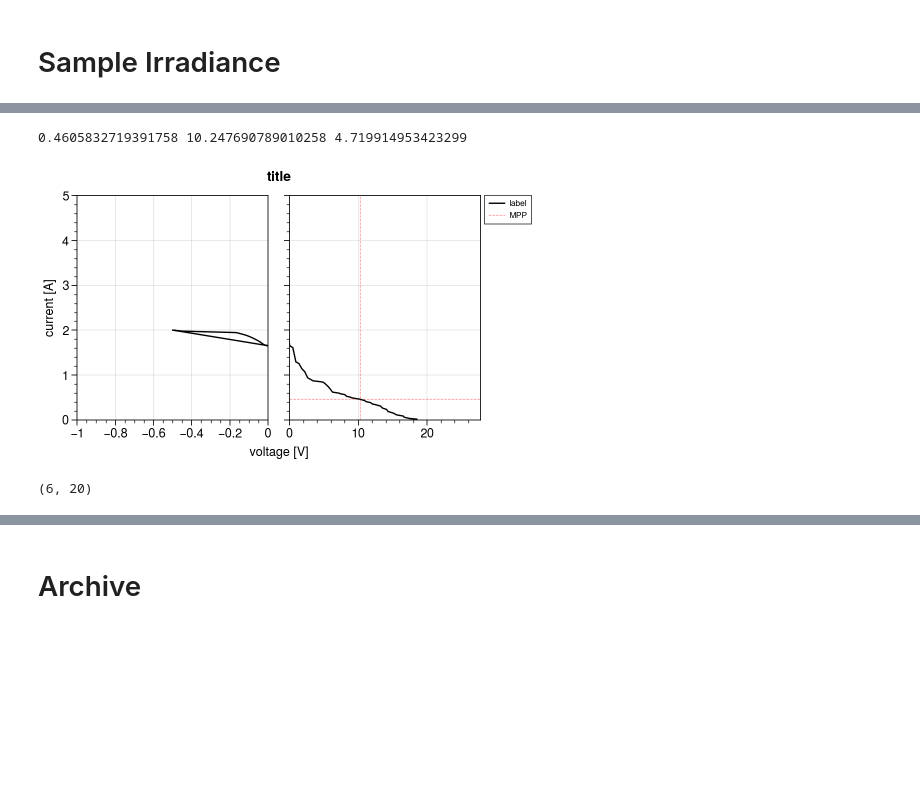
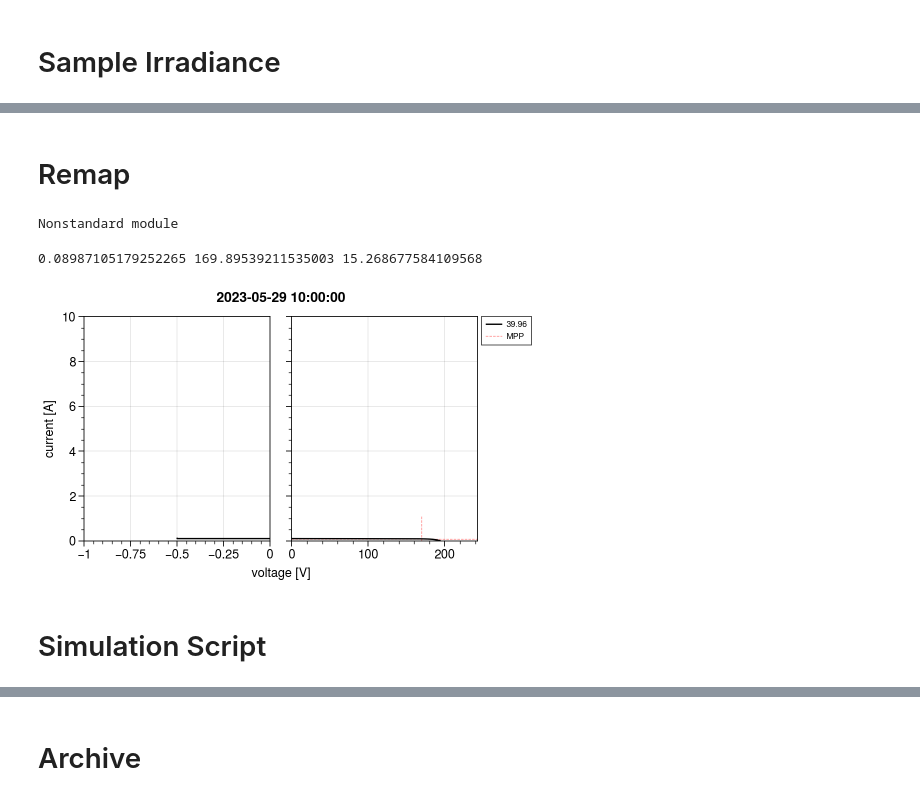
Before and after one commit to justinfmccarty/IPV_Workbench, a Jupyter notebook: notebooks/02_testing_panelizer_writer.ipynb, the cells around one changed output, grey strips where cells are left out. Cells and saved outputs as stored; diff of their text form; code cells hidden in the pictures; blank space fills up the shorter version.

```diff
--- a/notebooks/02_testing_panelizer_writer.ipynb
+++ b/notebooks/02_testing_panelizer_writer.ipynb
@@ -27,7 +30,7 @@ from ipv_workbench.visualize import plots as ipv_plots
 # %%
 PROJECT_FOLDER = "/Users/jmccarty/Desktop/bano_simulations"
 BUILDING ="B1391"
-pickle_in = os.path.join(PROJECT_FOLDER,"panelizer",BUILDING,"panelizer_pbano_B1391.pickle")
-
+pickle_in = os.path.join(PROJECT_FOLDER,"panelizer",BUILDING,"CP_solar_glass_B1391.pickle")
+pickle_out = os.path.join(PROJECT_FOLDER,"systems",BUILDING,"CP_solar_glass_B1391.pickle")
 po = panelizer.PanelizedObject(pickle_in, PROJECT_FOLDER)
 po.set_analysis_period(0,8760,1)
@@ -252,0 +193,2 @@ def remap_monocrystalline(parameters, diode_map):
+# %% [markdown]
+# Remap
@@ -253,24 +560,69 @@ def remap_monocrystalline(parameters, diode_map):
+# %%
+
+# set new _maps
+module_template = module_dict['DETAILS']['module_type']
+cell_type = get_cell_type(module_template[0])
+orientation = get_orientation(module_template[1])
+map_file = [fp for fp in po.map_files if f"{cell_type}_{orientation}" in fp][0]
+default_submodule_map, default_diode_map, default_subcell_map = utils.read_map_excel(map_file)
+
+if detect_nonstandard_module(module_dict)=='standard':
+    print("Standard module")
+    module_dict['MAPS']['SUBMODULES'] = default_submodule_map
+    module_dict['MAPS']['DIODES'] = default_diode_map
+    module_dict['MAPS']['SUBCELLS'] = default_subcell_map
+else:
+    print("Nonstandard module")
+    remap_results = ipv_mm.remap_module_maps(cell_type,
+                                      module_parameters,
+                                      default_diode_map,
+                                      default_subcell_map)
+    module_dict['MAPS']['SUBMODULES'] = remap_results[0]
+    module_dict['MAPS']['DIODES'] = remap_results[1]
+    module_dict['MAPS']['SUBCELLS'] = remap_results[2]
+    module_parameters['N_s'] = remap_results[3]
+    module_parameters['N_p'] = remap_results[4]
+    module_parameters['N_diodes'] = remap_results[4]
+    module_parameters['N_subcells'] = remap_results[6]
+# %% [output]
+Nonstandard module
 # %%
+surface = po.get_surfaces()[0]
+string = po.get_strings(surface)[1]
+module = po.get_modules(surface,string)[1]
+module_dict = po.get_dict_instance([surface,string,module])
+module_parameters = module_dict['PARAMETERS']
 
-Imod, Vmod = ipv_calc.calculate_module_curve_multiple_column(irrad_hoy,
-                                                             temp_hoy,
-                                                             parameters,
-                                                             po.get_dict_instance([surface,string,module])['MAPS']['SUBMODULES'],
-                                                             po.get_dict_instance([surface,string,module])['MAPS']['DIODES'])
+hoy = 1666 + (24*79)
+irrad_hoy = po.get_cells_irrad_eff(surface,string,module)[hoy]
+temp_hoy = po.get_cells_temp(surface,string,module)[hoy]
+
+if module_parameters['N_subcells']>1:
+    Imod, Vmod = ipv_calc.calculate_module_curve_single_row(irrad_hoy,
+                                                            temp_hoy,
+                                                            module_parameters,
+                                                            module_dict['MAPS']['SUBMODULES'],
+                                                            module_dict['MAPS']['DIODES'],
+                                                            module_dict['MAPS']['SUBCELLS'])
+else:
+    Imod, Vmod = ipv_calc.calculate_module_curve_multiple_column(irrad_hoy,
+                                                                temp_hoy,
+                                                                module_parameters,
+                                                                module_dict['MAPS']['SUBMODULES'],
+                                                                module_dict['MAPS']['DIODES'])
 Pmod = Imod*Vmod
 print(Imod[np.argmax(Pmod)],Vmod[np.argmax(Pmod)],np.max(Pmod))
 ipv_plots.plot_curves(Imod,
                       Vmod,
-                      parameters,
-                      y_max=5,
+                      module_parameters,
+                      y_max=10,
                       # labels=[str(t) for t in list(zip(Geff,Tcell))],
                       mpp=True,
                       x_min=-1,
-                      )
+                      labels=round(irrad_hoy.mean(),2),
+                      title=time_utils.hoy_to_date(hoy))
 # %% [output]
-0.4605832719391758 10.247690789010258 4.719914953423299
+0.08987105179252265 169.89539211535003 15.268677584109568
-[figure, old version]
+[figure, new version]
-# %%
-po.get_dict_instance([surface,string,module])['CELLSIRRADEFF'][:,:,0].shape
-# %% [output]
-(6, 20)
+# %% [markdown]
+# Simulation Script
```
Also changed, not shown: parts of 27 cells of this notebook, 8 other files.
